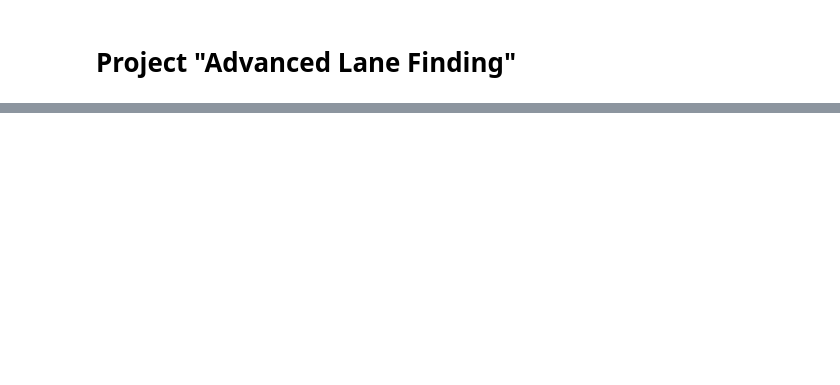
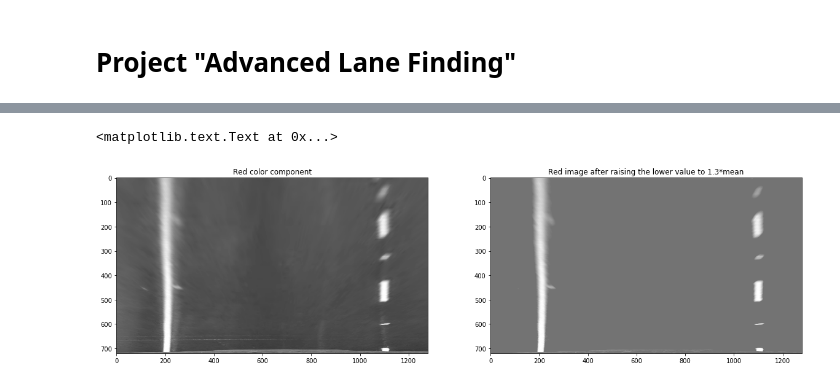
Before and after one commit to hkube/CarND-Advanced-Lane-Lines, a Jupyter notebook: Advanced_Lane_Finding.ipynb, the cells around one changed output, grey strips where cells are left out. Cells and saved outputs as stored; diff of their text form; code cells hidden in the pictures; blank space fills up the shorter version.

```diff
--- a/Advanced_Lane_Finding.ipynb
+++ b/Advanced_Lane_Finding.ipynb
@@ -169 +100,24 @@ plt.imshow(imgBright, cmap="gray", vmin=0, vmax=255)
+# %%
+# Continue with the red color component only
+imgRed = np.copy(imgWarped[:,:,0])
+
+# Save the red color component
+mpimg.imsave("./docu_images/red_"+os.path.basename(IMAGE_FILE), np.dstack((imgRed, imgRed, imgRed)))
+
+# Remove dark parts of the red compnent
+lowLimit = int(imgRed.mean() * 1.3)
+np.putmask(imgRed, imgRed<lowLimit, lowLimit)
+
+# Save the red color component
+mpimg.imsave("./docu_images/redbright_"+os.path.basename(IMAGE_FILE), np.dstack((imgRed, imgRed, imgRed)))
+
+
+f, sub = plt.subplots(1, 2, figsize=(20,10))
+sub[0].imshow(imgWarped[:,:,0], cmap="gray", vmin=0, vmax=255)
+sub[0].set_title("Red color component")
+sub[1].imshow(imgRed, cmap="gray", vmin=0, vmax=255)
+sub[1].set_title("Red image after raising the lower value to 1.3*mean")
+# %% [output]
+<matplotlib.text.Text at 0x...>
+[figure, added]
 # %%
```
Also changed, not shown: parts of 13 cells of this notebook, 13 other files.
